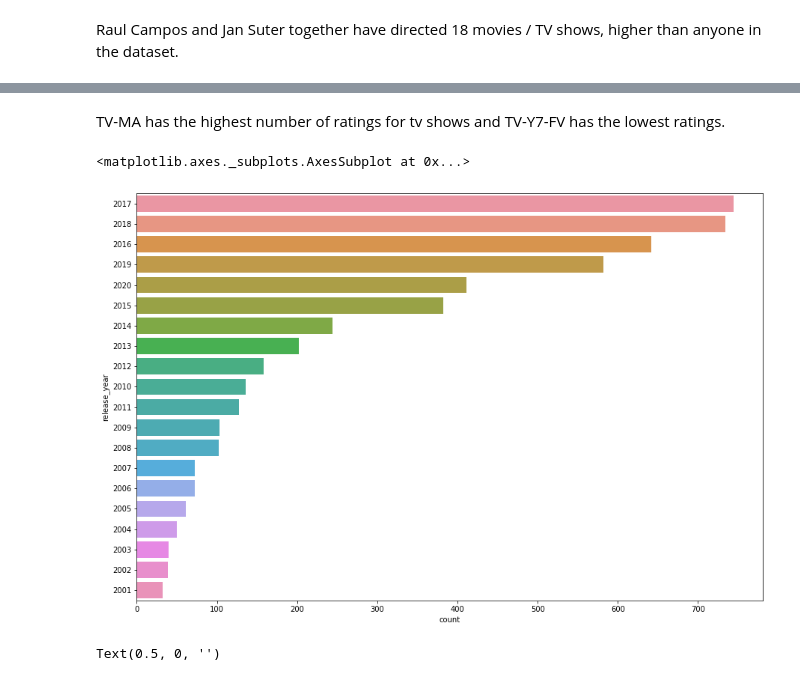
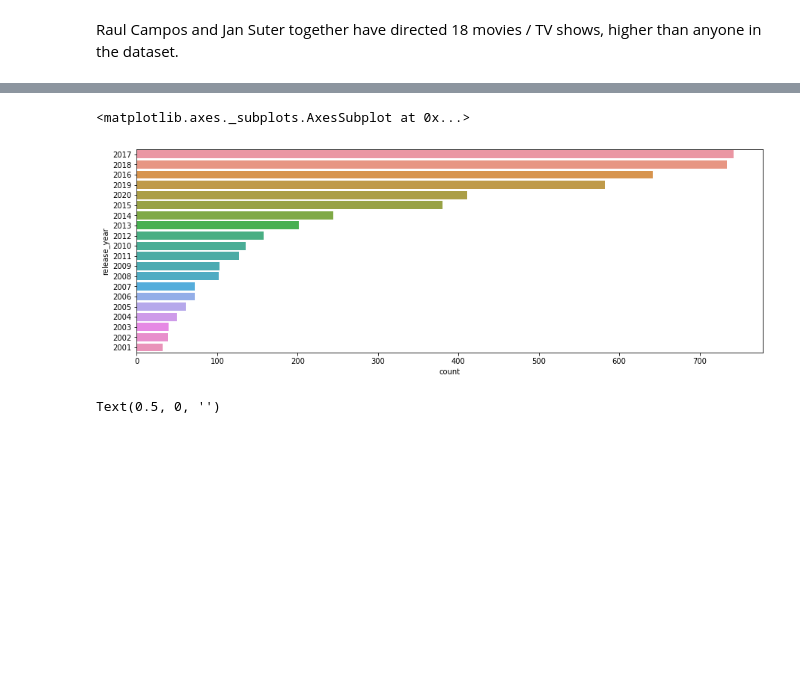
Before and after one commit to Ishansingh438/NETFLIX-MOVIES-AND-TV-SHOWS-CLUSTERING, a Jupyter notebook: Ishan_Singh_NETFLIX_MOVIES_AND_TV_SHOWS_CLUSTERING.ipynb, the cells around one changed output, grey strips where cells are left out. Cells and saved outputs as stored; diff of their text form; code cells hidden in the pictures; blank space fills up the shorter version.

```diff
--- a/Ishan_Singh_NETFLIX_MOVIES_AND_TV_SHOWS_CLUSTERING.ipynb
+++ b/Ishan_Singh_NETFLIX_MOVIES_AND_TV_SHOWS_CLUSTERING.ipynb
@@ -207,11 +226,16 @@ duration         216
 listed_in        492
 description     7769
 dtype: int64
-# %%
-# Handling Null Values
-df[['director','cast','country']] = df[['director','cast','country']].fillna('Unknown')
-df['rating'] = df['rating'].fillna(df['rating'].mode()[0])
-df.dropna(axis=0, inplace = True)
+# %%
+# Handling Null Values
+df['cast'].fillna(value='No cast',inplace=True)
+df['country'].fillna(value=df['country'].mode()[0],inplace=True)
+
+# we will drop date added and rating column from the dataset
+df.dropna(subset=['date_added','rating'],inplace=True)
+
+#Dropping Director Column
+df.drop(['director'],axis=1,inplace=True)
 # %%
 # Missing values
 df.isna().sum()
@@ -272,0 +303,24 @@ Text(0.5, 1.0, 'Top 10 directors by number of shows directed')
+# %%
+# Assigning the Ratings into grouped categories
+ratings = {
+    'TV-PG': 'Older Kids',
+    'TV-MA': 'Adults',
+    'TV-Y7-FV': 'Older Kids',
+    'TV-Y7': 'Older Kids',
+    'TV-14': 'Teens',
+    'R': 'Adults',
+    'TV-Y': 'Kids',
+    'NR': 'Adults',
+    'PG-13': 'Teens',
+    'TV-G': 'Kids',
+    'PG': 'Older Kids',
+    'G': 'Kids',
+    'UR': 'Adults',
+    'NC-17': 'Adults'
+}
+df['target_ages'] = df['rating'].replace(ratings)
+# %%
+# type should be a categorical
+df['type'] = pd.Categorical(df['type'])
+df['target_ages'] = pd.Categorical(df['target_ages'], categories=['Kids', 'Older Kids', 'Teens', 'Adults'])
+df
@@ -297,12 +365,10 @@ plt.show()
-# %% [markdown]
-TV-MA has the highest number of ratings for tv shows and TV-Y7-FV has the lowest ratings.
 # %%
 # visualizing how many movies released per year in last 20 years
-plt.figure(figsize=(15,10))
+plt.figure(figsize=(15,5))
 sns.countplot(y=movies['release_year'],data=df,order=movies['release_year'].value_counts().index[0:20])
 # %% [output]
 <matplotlib.axes._subplots.AxesSubplot at 0x...>
-[figure, old version]
+[figure, new version]
 # %%
 # visualizing number of shows added each month
 plt.figure(figsize = (10,5))
```
Also changed, not shown: parts of 41 cells of this notebook.
